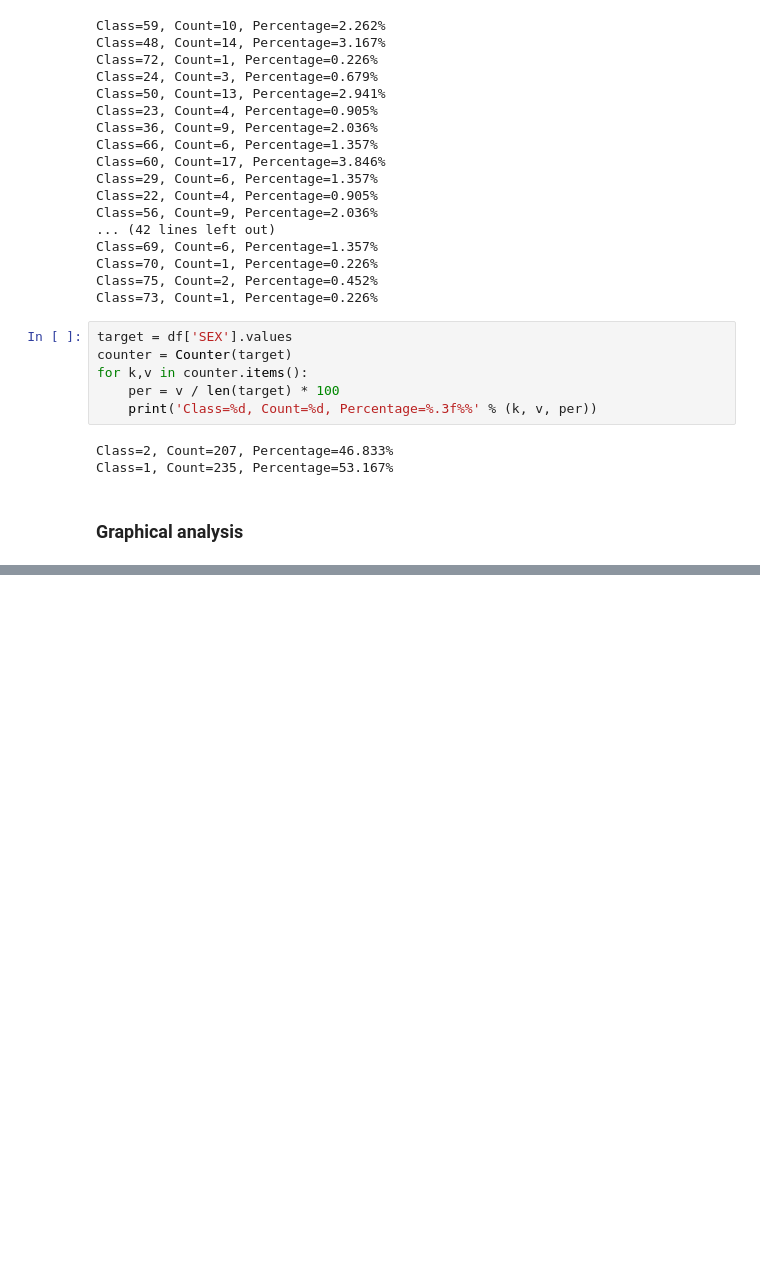
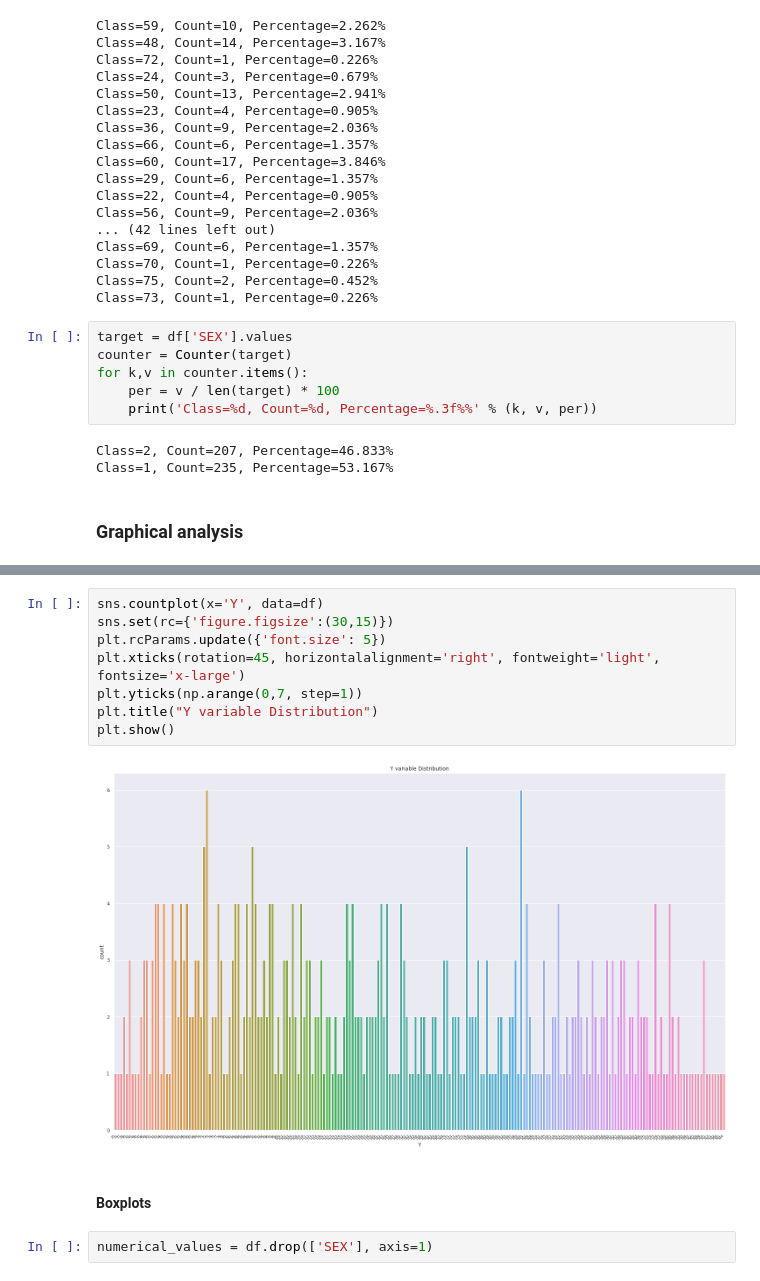
Before and after one commit to Bryan-Suelo/machine_learning, a Jupyter notebook: Diabetes_study/Diabetes.ipynb, the cells around one changed output, grey strips where cells are left out. Drawn from its saved outputs; the diff is of its cells as text; blank space fills up the shorter version.

```diff
--- a/Diabetes_study/Diabetes.ipynb
+++ b/Diabetes_study/Diabetes.ipynb
@@ -163,0 +195,14 @@ plt.show()
+# %%
+sns.countplot(x='Y', data=df)
+sns.set(rc={'figure.figsize':(30,15)})
+plt.rcParams.update({'font.size': 5})
+plt.xticks(rotation=45, horizontalalignment='right', fontweight='light', fontsize='x-large')
+plt.yticks(np.arange(0,7, step=1))
+plt.title("Y variable Distribution")
+plt.show()
+# %% [output]
+[figure, added]
+# %% [markdown]
+#### Boxplots
+# %%
+numerical_values = df.drop(['SEX'], axis=1)
```
Also changed, not shown: parts of 11 cells of this notebook.
